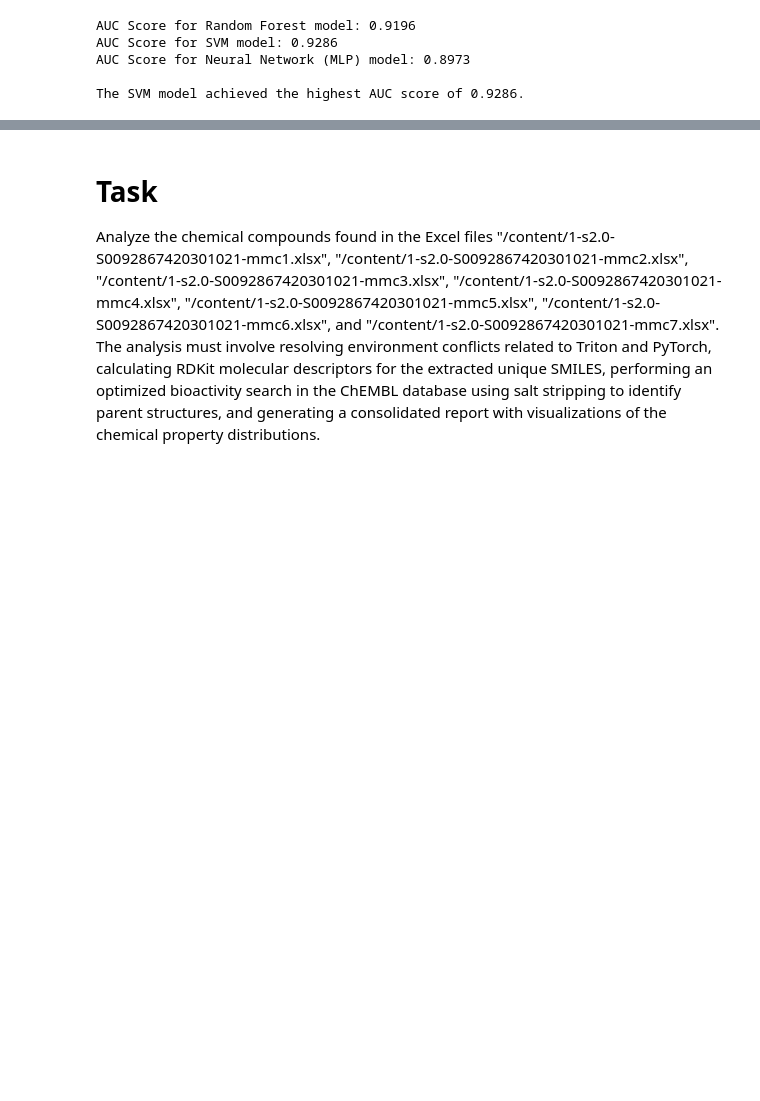
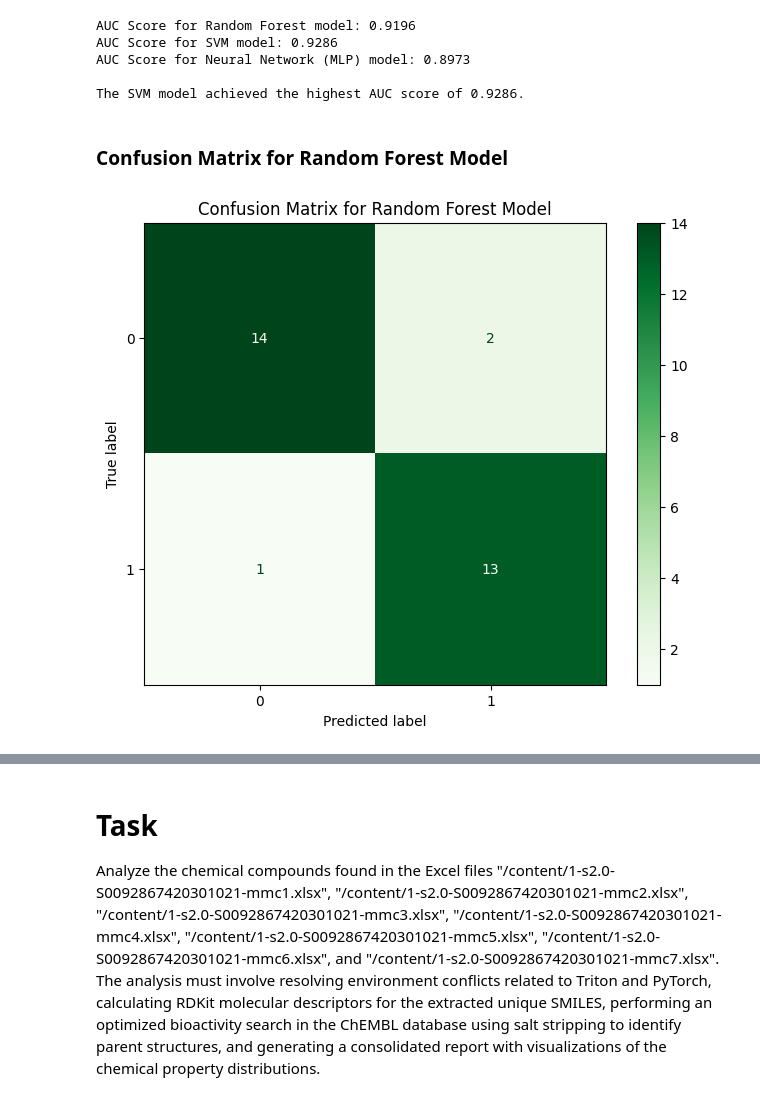
Before and after one commit to hmratul/Antibiotic-Resistant-Code, a Jupyter notebook: Untitled18.ipynb, the cells around one changed output, grey strips where cells are left out. Cells and saved outputs as stored; diff of their text form; code cells hidden in the pictures; blank space fills up the shorter version.

```diff
--- a/Untitled18.ipynb
+++ b/Untitled18.ipynb
@@ -513,3 +579,28 @@ AUC Score for SVM model: 0.9286
 AUC Score for Neural Network (MLP) model: 0.8973
 
 The SVM model achieved the highest AUC score of 0.9286.
+# %% [markdown]
+### Confusion Matrix for Random Forest Model
+# %%
+import matplotlib.pyplot as plt
+from sklearn.metrics import ConfusionMatrixDisplay
+from sklearn.ensemble import RandomForestClassifier
+from sklearn.model_selection import train_test_split
+from sklearn.datasets import make_classification
+
+# Regenerate synthetic classification data and train RF model for self-containment
+X, y = make_classification(n_samples=100, n_features=10, n_informative=5, n_redundant=0, random_state=42)
+X_train, X_test, y_train, y_test = train_test_split(X, y, test_size=0.3, random_state=42)
+rf_model = RandomForestClassifier(random_state=42)
+rf_model.fit(X_train, y_train)
+
+# Predict class labels for the test set
+y_pred_rf = rf_model.predict(X_test)
+
+# Plotting the Confusion Matrix for the Random Forest model
+fig_cm_rf, ax_cm_rf = plt.subplots(figsize=(8, 6))
+ConfusionMatrixDisplay.from_estimator(rf_model, X_test, y_test, ax=ax_cm_rf, cmap=plt.cm.Greens)
+ax_cm_rf.set_title('Confusion Matrix for Random Forest Model')
+plt.show()
+# %% [output]
+[figure, added]
```
Also changed, not shown: parts of 37 cells of this notebook.
